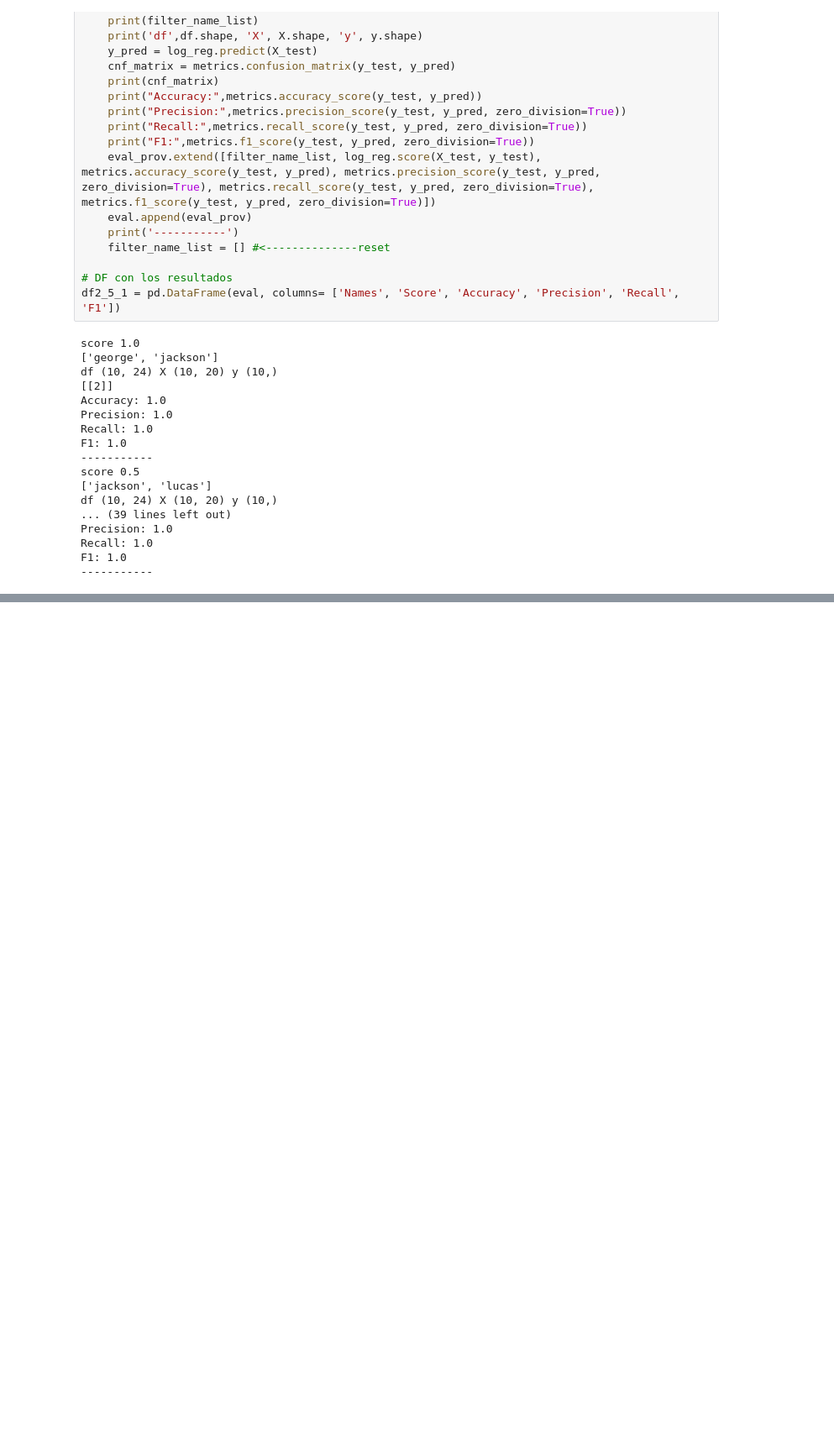
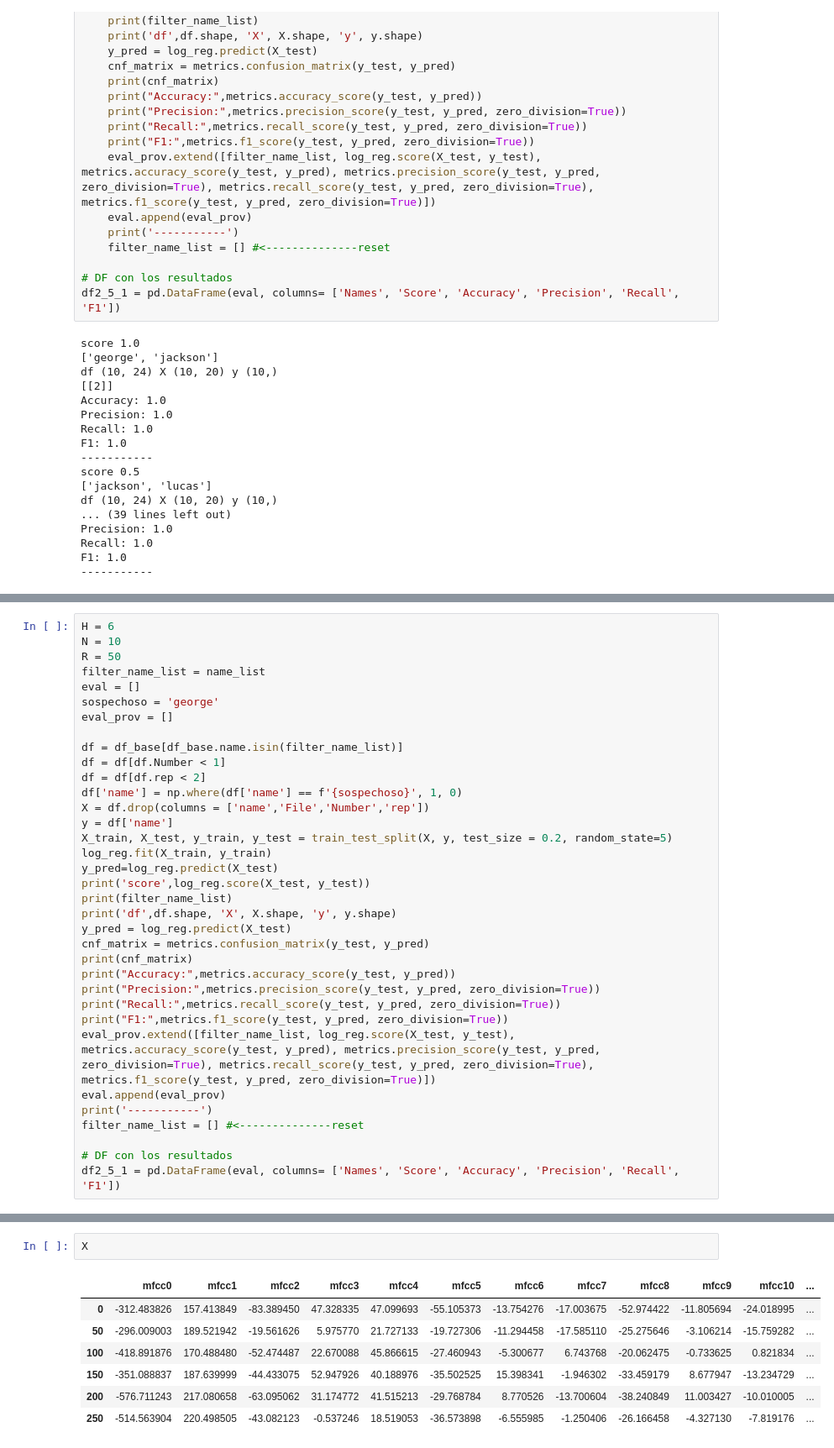
Before and after one commit to victorbeltranjimenez/PR-Final, a Jupyter notebook: Pruebas_num_iteraciones.ipynb, the cells around one changed output, grey strips where cells are left out. Shown: that part at 84% size. Drawn from its saved outputs; the diff is of its cells as text; blank space fills up the shorter version.

```diff
--- a/Pruebas_num_iteraciones.ipynb
+++ b/Pruebas_num_iteraciones.ipynb
@@ -290,0 +535,35 @@ F1: 1.0
+# %%
+H = 6
+N = 10
+R = 50
+filter_name_list = name_list
+eval = []
+sospechoso = 'george'
+eval_prov = []
+
+df = df_base[df_base.name.isin(filter_name_list)]
+df = df[df.Number < 1]
+df = df[df.rep < 2]
+df['name'] = np.where(df['name'] == f'{sospechoso}', 1, 0)
+X = df.drop(columns = ['name','File','Number','rep'])
+y = df['name']
+X_train, X_test, y_train, y_test = train_test_split(X, y, test_size = 0.2, random_state=5)
+log_reg.fit(X_train, y_train)
+y_pred=log_reg.predict(X_test)
+print('score',log_reg.score(X_test, y_test))
+print(filter_name_list)
+print('df',df.shape, 'X', X.shape, 'y', y.shape)
+y_pred = log_reg.predict(X_test)
+cnf_matrix = metrics.confusion_matrix(y_test, y_pred)
+print(cnf_matrix)
+print("Accuracy:",metrics.accuracy_score(y_test, y_pred))
+print("Precision:",metrics.precision_score(y_test, y_pred, zero_division=True))
+print("Recall:",metrics.recall_score(y_test, y_pred, zero_division=True))
+print("F1:",metrics.f1_score(y_test, y_pred, zero_division=True))
+eval_prov.extend([filter_name_list, log_reg.score(X_test, y_test), metrics.accuracy_score(y_test, y_pred), metrics.precision_score(y_test, y_pred, zero_division=True), metrics.recall_score(y_test, y_pred, zero_division=True), metrics.f1_score(y_test, y_pred, zero_division=True)])
+eval.append(eval_prov)
+print('-----------')
+filter_name_list = [] #<--------------reset
+
+# DF con los resultados
+df2_5_1 = pd.DataFrame(eval, columns= ['Names', 'Score', 'Accuracy', 'Precision', 'Recall', 'F1'])
@@ -290,0 +580,10 @@ F1: 1.0
+# %%
+X
+# %% [output]
+|  | mfcc0 | mfcc1 | mfcc2 | mfcc3 | mfcc4 | mfcc5 | mfcc6 | mfcc7 | mfcc8 | mfcc9 | mfcc10 | ... |
+| 0 | -312.483826 | 157.413849 | -83.389450 | 47.328335 | 47.099693 | -55.105373 | -13.754276 | -17.003675 | -52.974422 | -11.805694 | -24.018995 | ... |
+| 50 | -296.009003 | 189.521942 | -19.561626 | 5.975770 | 21.727133 | -19.727306 | -11.294458 | -17.585110 | -25.275646 | -3.106214 | -15.759282 | ... |
+| 100 | -418.891876 | 170.488480 | -52.474487 | 22.670088 | 45.866615 | -27.460943 | -5.300677 | 6.743768 | -20.062475 | -0.733625 | 0.821834 | ... |
+| 150 | -351.088837 | 187.639999 | -44.433075 | 52.947926 | 40.188976 | -35.502525 | 15.398341 | -1.946302 | -33.459179 | 8.677947 | -13.234729 | ... |
+| 200 | -576.711243 | 217.080658 | -63.095062 | 31.174772 | 41.515213 | -29.768784 | 8.770526 | -13.700604 | -38.240849 | 11.003427 | -10.010005 | ... |
+| 250 | -514.563904 | 220.498505 | -43.082123 | -0.537246 | 18.519053 | -36.573898 | -6.555985 | -1.250406 | -26.166458 | -4.327130 | -7.819176 | ... |
```
Also changed, not shown: parts of 29 cells of this notebook, 2 other files.
